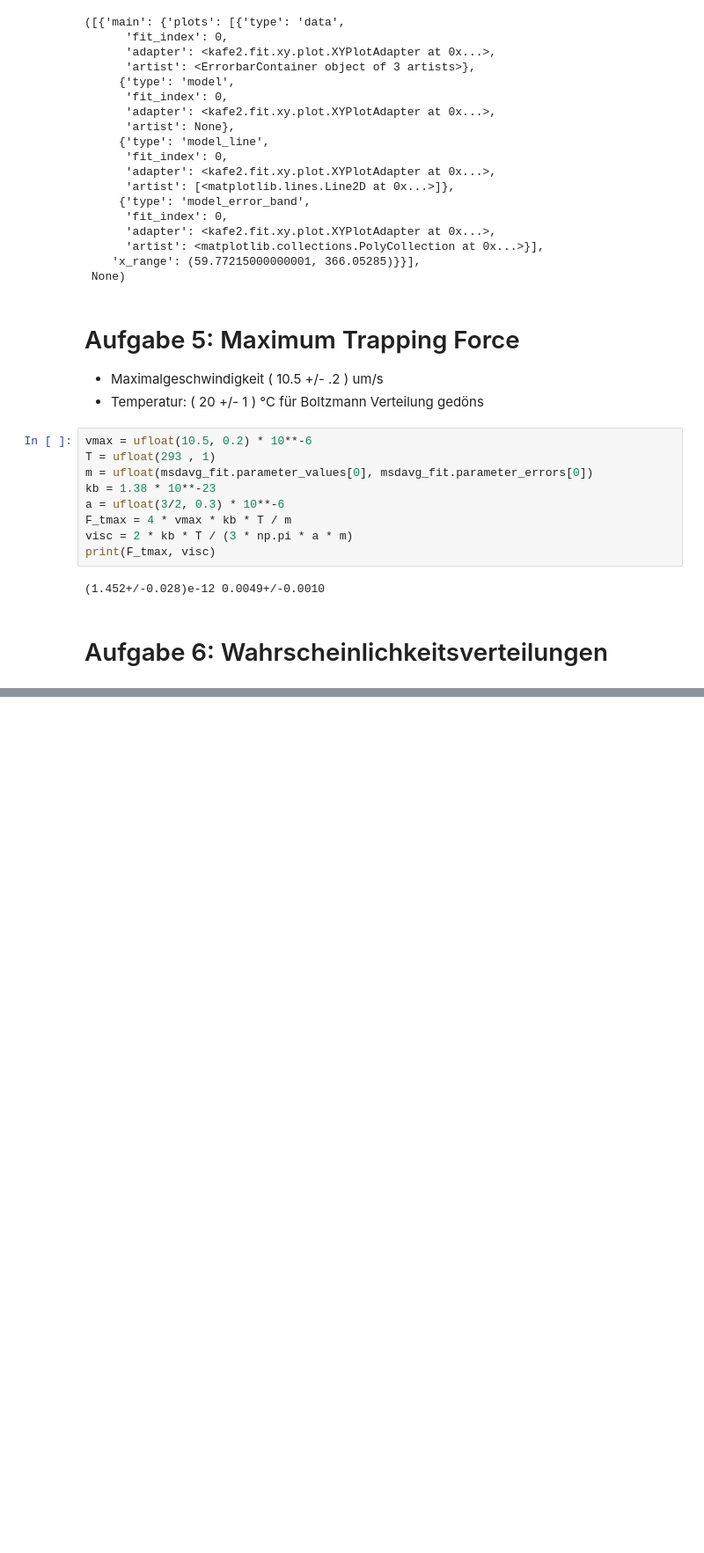
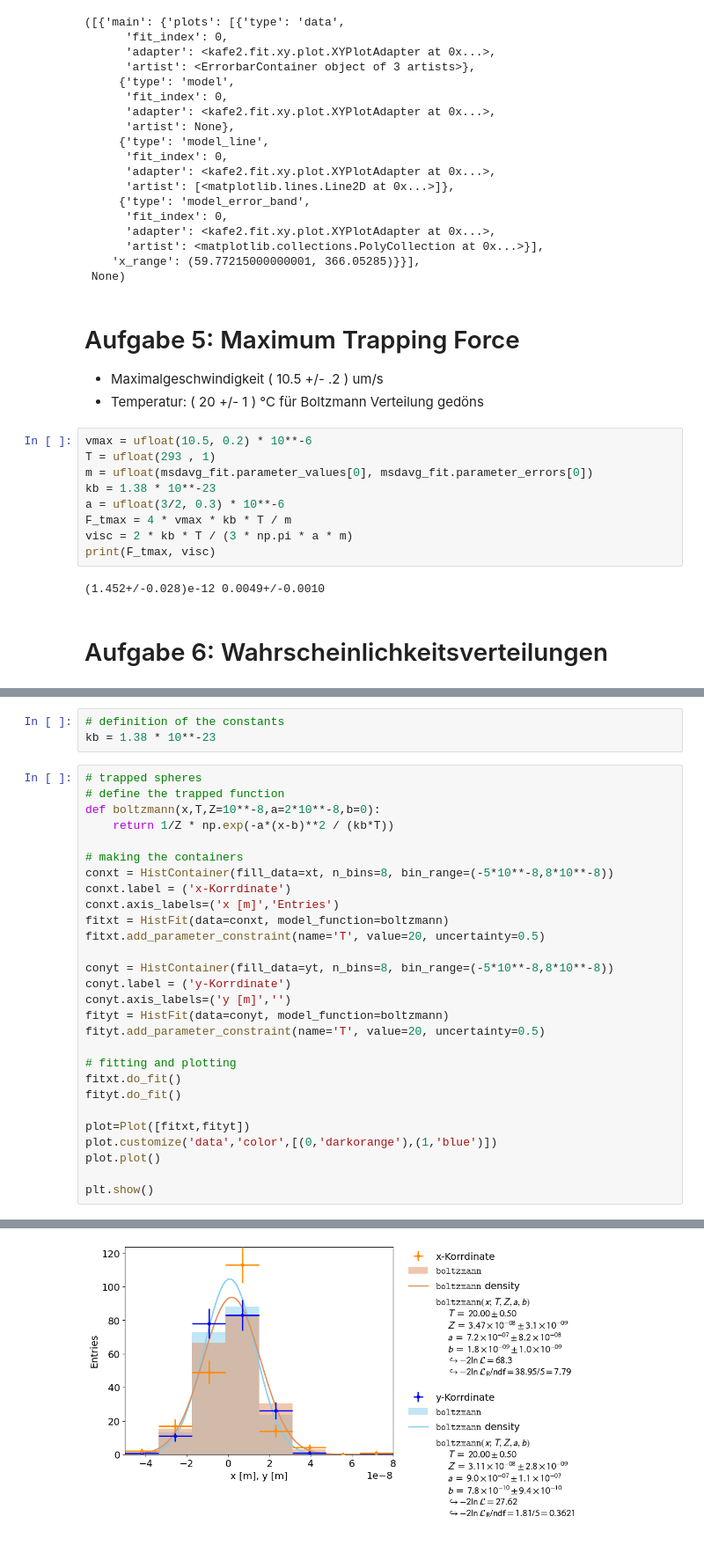
Before and after one commit to MRNock04/P3, a Jupyter notebook: Optische Pinzette/Auswertung.ipynb, the cells around one changed output, grey strips where cells are left out. Shown: that part at 88% size. Saved outputs shown, nothing was run; the diff lists cells and outputs as text; blank space fills up the shorter version.

```diff
--- a/Optische Pinzette/Auswertung.ipynb
+++ b/Optische Pinzette/Auswertung.ipynb
@@ -257,0 +251,32 @@ plt.show()
+# %%
+# definition of the constants
+kb = 1.38 * 10**-23
+# %%
+# trapped spheres
+# define the trapped function
+def boltzmann(x,T,Z=10**-8,a=2*10**-8,b=0):
+    return 1/Z * np.exp(-a*(x-b)**2 / (kb*T))
+
+# making the containers
+conxt = HistContainer(fill_data=xt, n_bins=8, bin_range=(-5*10**-8,8*10**-8))
+conxt.label = ('x-Korrdinate')
+conxt.axis_labels=('x [m]','Entries')
+fitxt = HistFit(data=conxt, model_function=boltzmann)
+fitxt.add_parameter_constraint(name='T', value=20, uncertainty=0.5)
+
+conyt = HistContainer(fill_data=yt, n_bins=8, bin_range=(-5*10**-8,8*10**-8))
+conyt.label = ('y-Korrdinate')
+conyt.axis_labels=('y [m]','')
+fityt = HistFit(data=conyt, model_function=boltzmann)
+fityt.add_parameter_constraint(name='T', value=20, uncertainty=0.5)
+
+# fitting and plotting
+fitxt.do_fit()
+fityt.do_fit()
+
+plot=Plot([fitxt,fityt])
+plot.customize('data','color',[(0,'darkorange'),(1,'blue')])
+plot.plot()
+
+plt.show()
+# %% [output]
@@ -257,0 +285 @@ plt.show()
+[figure, added]
```
Also changed, not shown: parts of 3 cells of this notebook, 1 other file.
